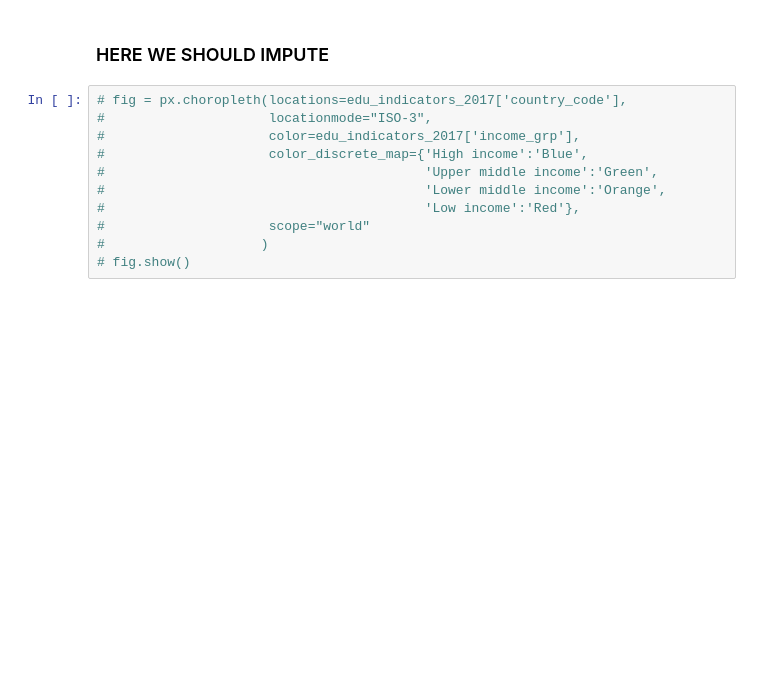
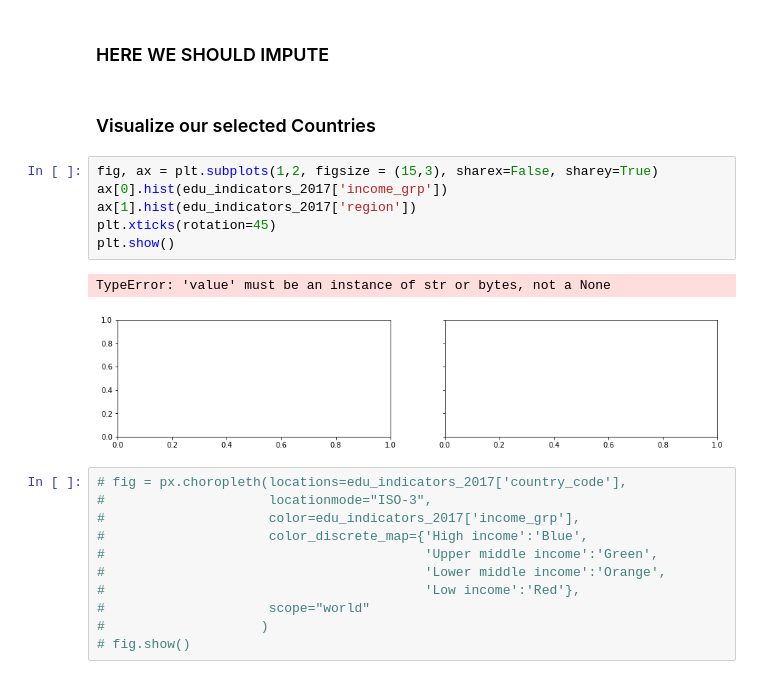
Before and after one commit to IShaalan/BAIT580A---Project-Repo, a Jupyter notebook: analysis.ipynb, the cells around one changed output. Cells and saved outputs as stored; diff of their text form; blank space fills up the shorter version.

```diff
--- a/analysis.ipynb
+++ b/analysis.ipynb
@@ -116,6 +116,17 @@ GridSpec(6, 6)
 [figure]
 # %% [markdown]
 ### HERE WE SHOULD IMPUTE
+# %% [markdown]
+### Visualize our selected Countries
+# %%
+fig, ax = plt.subplots(1,2, figsize = (15,3), sharex=False, sharey=True)
+ax[0].hist(edu_indicators_2017['income_grp'])
+ax[1].hist(edu_indicators_2017['region'])
+plt.xticks(rotation=45)
+plt.show()
+# %% [output]
+TypeError: 'value' must be an instance of str or bytes, not a None
+[figure, added]
 # %%
 # fig = px.choropleth(locations=edu_indicators_2017['country_code'],
 #                     locationmode="ISO-3",
```
Also changed, not shown: parts of 9 cells of this notebook.
